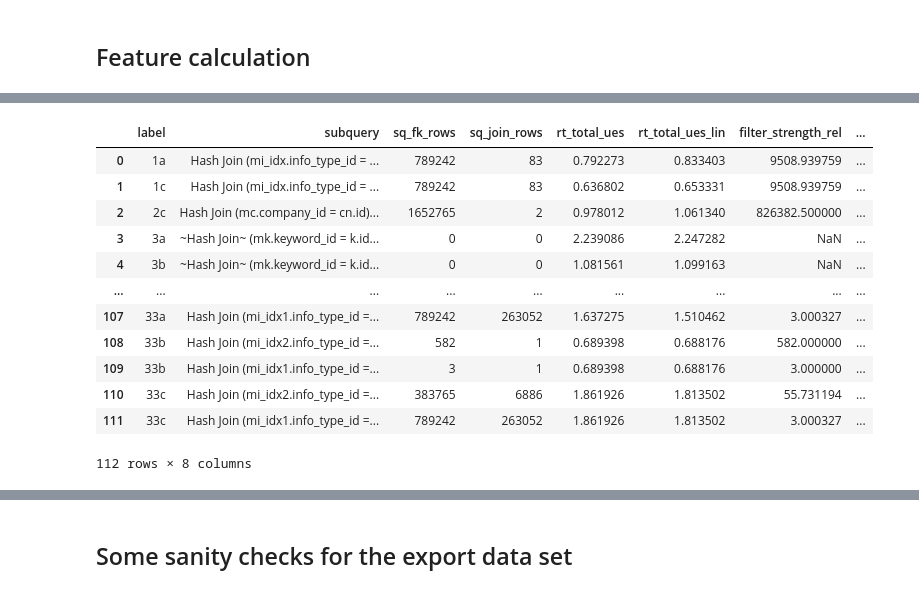
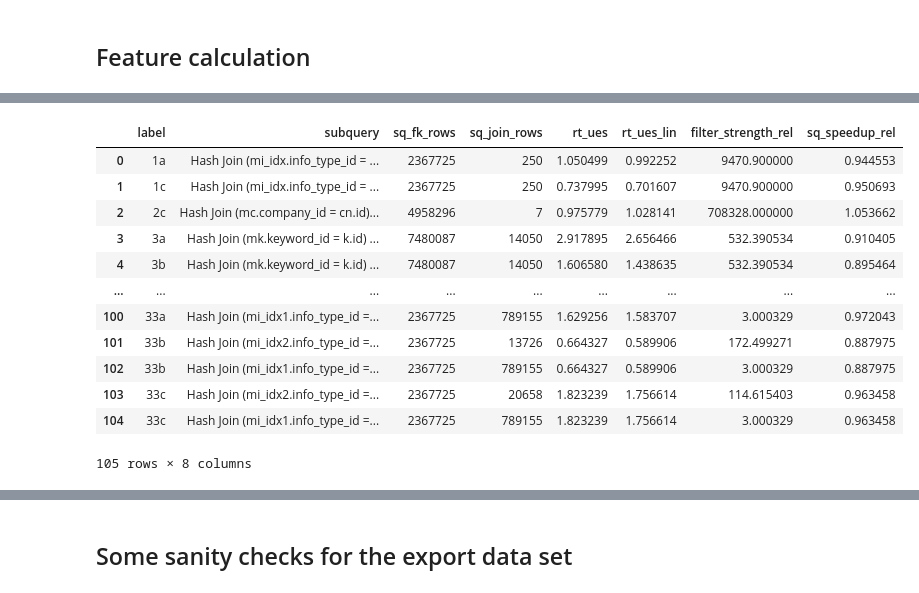
Before and after one commit to rbergm/PostBOUND, a Jupyter notebook: ues/UES_Linearization.ipynb, the cells around one changed output, grey strips where cells are left out. Saved outputs shown, nothing was run; the diff lists cells and outputs as text; code cells hidden in the pictures.

Commit message:
Adapt linearized eval to unified workload result structure

```diff
--- a/ues/UES_WorkloadAnalysis.ipynb
+++ b/ues/UES_Linearization.ipynb
@@ -91,0 +50,10 @@ df
+# %%
+df_base = selection.best_query_repetition(df_base, "label", performance_col="query_rt_total").copy()
+df_lin = selection.best_query_repetition(df_lin, "label", performance_col="query_rt_total").copy()
+# %%
+df_base["workload"] = "ues"
+df_lin["workload"] = "ues_linearized"
+df = pd.concat([df_base, df_lin])
+df.sort_values(by="label", key=lambda _: np.argsort(natsort.index_natsorted(df["label"])),
+               inplace=True)
+df
@@ -156,6 +138,6 @@ df_ues_wide = pd.merge(
     on="label", how="inner",
     suffixes=("_ues", "_ues_lin"))
 df_ues_wide["sq_pred"] = df_ues_wide.subquery.apply(getattr, args=("join_pred",))
-df.rename(columns={"rt_total_orig": "rt_ues", "rt_total_trans": "rt_ues_lin"}, inplace=True)
+df_ues_wide.rename(columns={"query_rt_total_ues": "rt_ues", "query_rt_total_ues_lin": "rt_ues_lin"}, inplace=True)
 len(df_ues_wide)
 # %% [output]
@@ -185,14 +167,14 @@ def subquery_join_partner(subquery):
 # %%
 df_ues_wide["sq_fk_partner"] = df_ues_wide.apply(lambda row: row["query_result_ues"].lookup_subquery(row["sq_pred"]), axis="columns").apply(lambda sq: sq.base_table())
 df_ues_wide["sq_fk_table"] = df_ues_wide.apply(lambda row: row["query_result_ues"].lookup_scan(row["sq_fk_partner"]), axis="columns")
-df_ues_wide["sq_fk_rows"] = df_ues_wide["sq_fk_table"].apply(lambda tab: tab.proc_rows)
+df_ues_wide["sq_fk_rows"] = df_ues_wide["sq_fk_table"].apply(lambda tab: tab.incoming_rows(fallback_live=True))
 
 df_ues_wide["sq_join"] = df_ues_wide.apply(lambda row: row["query_result_ues"].lookup_join(row["sq_pred"]), axis="columns")
-df_ues_wide["sq_join_rows"] = df_ues_wide["sq_join"].apply(lambda join: join.proc_rows)
-df_ues_wide["sq_join_duration"] = df_ues_wide["sq_join"].apply(lambda join: join.exec_time[0] / 1000)
+df_ues_wide["sq_join_rows"] = df_ues_wide["sq_join"].apply(lambda join: join.lookup_subquery().count_result_tuples())
+df_ues_wide["sq_join_duration"] = df_ues_wide["sq_join"].apply(lambda join: join.exec_time)
 
 df_ues_wide["sq_join_partner"] = df_ues_wide["sq_join"].apply(subquery_join_partner)
-df_ues_wide["sq_join_partner_duration"] = df_ues_wide["sq_join_partner"].apply(lambda join: join.exec_time[0] / 1000)
+df_ues_wide["sq_join_partner_duration"] = df_ues_wide["sq_join_partner"].apply(lambda join: join.exec_time)
 
 df_ues_wide["node_pruned_ues"] = df_ues_wide.query_result_ues.apply(lambda plan: plan.any_pruned(exclude_subqueries=True))
 df_ues_wide["node_pruned_ues_lin"] = df_ues_wide.query_result_ues_lin.apply(lambda plan: plan.any_pruned(exclude_subqueries=True))
@@ -215,23 +197,23 @@ df_ues_wide
 # %%
 df_ues_wide["filter_strength_rel"] = df_ues_wide.sq_fk_rows / df_ues_wide.sq_join_rows
 df_ues_wide["filter_strength_abs"] = df_ues_wide.sq_fk_rows - df_ues_wide.sq_join_rows
-df_ues_wide["sq_speedup_rel"] = df_ues_wide.rt_total_ues_lin / df_ues_wide.rt_total_ues
-df_ues_wide["sq_speedup_abs"] = df_ues_wide.rt_total_ues_lin - df_ues_wide.rt_total_ues
-df_ues_wide[["label", "subquery", "sq_fk_rows", "sq_join_rows", "rt_total_ues", "rt_total_ues_lin", "filter_strength_rel", "sq_speedup_rel"]]
+df_ues_wide["sq_speedup_rel"] = df_ues_wide.rt_ues_lin / df_ues_wide.rt_ues
+df_ues_wide["sq_speedup_abs"] = df_ues_wide.rt_ues_lin - df_ues_wide.rt_ues
+df_ues_wide[["label", "subquery", "sq_fk_rows", "sq_join_rows", "rt_ues", "rt_ues_lin", "filter_strength_rel", "sq_speedup_rel"]]
 # %% [output]
-|  | label | subquery | sq_fk_rows | sq_join_rows | rt_total_ues | rt_total_ues_lin | filter_strength_rel | ... |
-| 0 | 1a | Hash Join (mi_idx.info_type_id = ... | 789242 | 83 | 0.792273 | 0.833403 | 9508.939759 | ... |
-| 1 | 1c | Hash Join (mi_idx.info_type_id = ... | 789242 | 83 | 0.636802 | 0.653331 | 9508.939759 | ... |
-| 2 | 2c | Hash Join (mc.company_id = cn.id)... | 1652765 | 2 | 0.978012 | 1.061340 | 826382.500000 | ... |
-| 3 | 3a | ~Hash Join~ (mk.keyword_id = k.id... | 0 | 0 | 2.239086 | 2.247282 | NaN | ... |
-| 4 | 3b | ~Hash Join~ (mk.keyword_id = k.id... | 0 | 0 | 1.081561 | 1.099163 | NaN | ... |
+|  | label | subquery | sq_fk_rows | sq_join_rows | rt_ues | rt_ues_lin | filter_strength_rel | sq_speedup_rel |
+| 0 | 1a | Hash Join (mi_idx.info_type_id = ... | 2367725 | 250 | 1.050499 | 0.992252 | 9470.900000 | 0.944553 |
+| 1 | 1c | Hash Join (mi_idx.info_type_id = ... | 2367725 | 250 | 0.737995 | 0.701607 | 9470.900000 | 0.950693 |
+| 2 | 2c | Hash Join (mc.company_id = cn.id)... | 4958296 | 7 | 0.975779 | 1.028141 | 708328.000000 | 1.053662 |
+| 3 | 3a | Hash Join (mk.keyword_id = k.id) ... | 7480087 | 14050 | 2.917895 | 2.656466 | 532.390534 | 0.910405 |
+| 4 | 3b | Hash Join (mk.keyword_id = k.id) ... | 7480087 | 14050 | 1.606580 | 1.438635 | 532.390534 | 0.895464 |
 | ... | ... | ... | ... | ... | ... | ... | ... | ... |
-| 107 | 33a | Hash Join (mi_idx1.info_type_id =... | 789242 | 263052 | 1.637275 | 1.510462 | 3.000327 | ... |
-| 108 | 33b | Hash Join (mi_idx2.info_type_id =... | 582 | 1 | 0.689398 | 0.688176 | 582.000000 | ... |
-| 109 | 33b | Hash Join (mi_idx1.info_type_id =... | 3 | 1 | 0.689398 | 0.688176 | 3.000000 | ... |
-| 110 | 33c | Hash Join (mi_idx2.info_type_id =... | 383765 | 6886 | 1.861926 | 1.813502 | 55.731194 | ... |
-| 111 | 33c | Hash Join (mi_idx1.info_type_id =... | 789242 | 263052 | 1.861926 | 1.813502 | 3.000327 | ... |
+| 100 | 33a | Hash Join (mi_idx1.info_type_id =... | 2367725 | 789155 | 1.629256 | 1.583707 | 3.000329 | 0.972043 |
+| 101 | 33b | Hash Join (mi_idx2.info_type_id =... | 2367725 | 13726 | 0.664327 | 0.589906 | 172.499271 | 0.887975 |
+| 102 | 33b | Hash Join (mi_idx1.info_type_id =... | 2367725 | 789155 | 0.664327 | 0.589906 | 3.000329 | 0.887975 |
+| 103 | 33c | Hash Join (mi_idx2.info_type_id =... | 2367725 | 20658 | 1.823239 | 1.756614 | 114.615403 | 0.963458 |
+| 104 | 33c | Hash Join (mi_idx1.info_type_id =... | 2367725 | 789155 | 1.823239 | 1.756614 | 3.000329 | 0.963458 |
-112 rows × 8 columns
+105 rows × 8 columns
 # %%
 df_export = df_ues_wide.drop(
     columns=["query_result_ues_lin",
```
Also changed, not shown: parts of 17 cells of this notebook, 2 other files.
